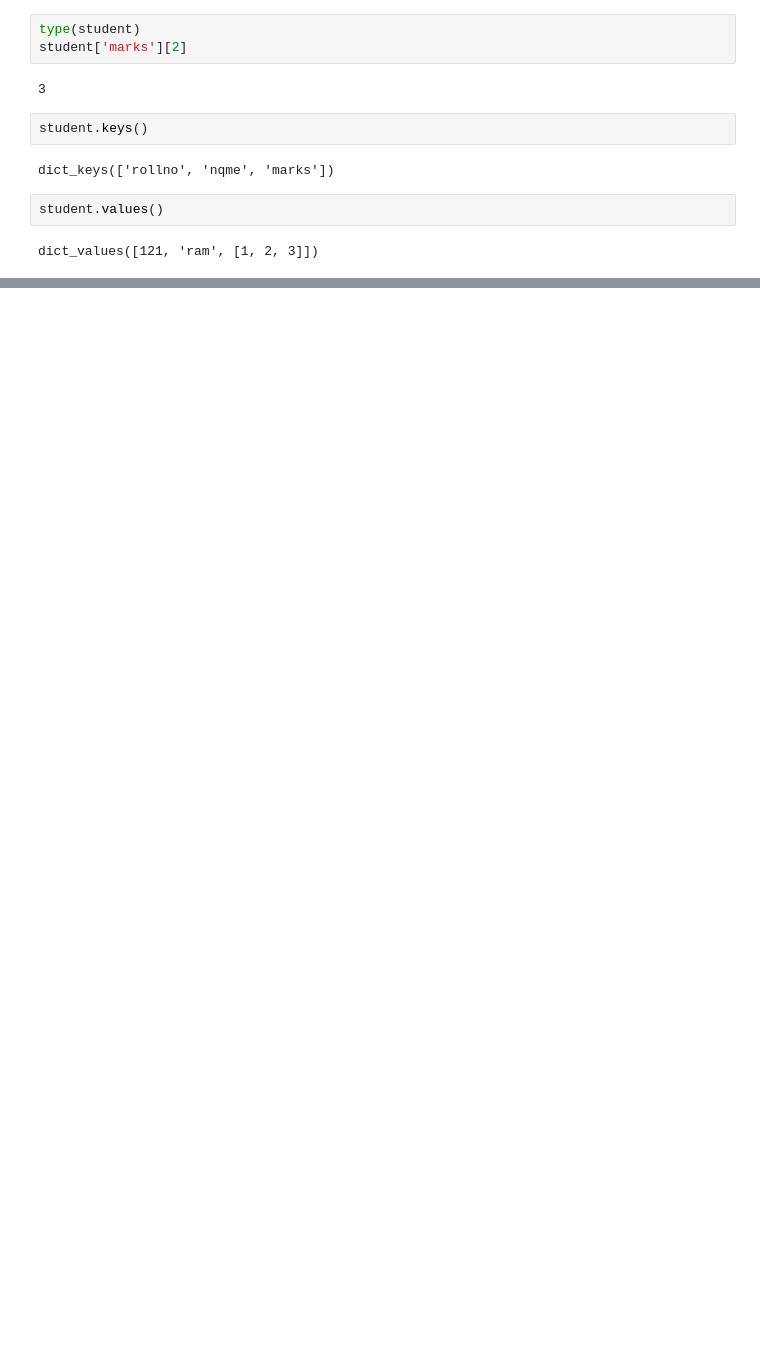
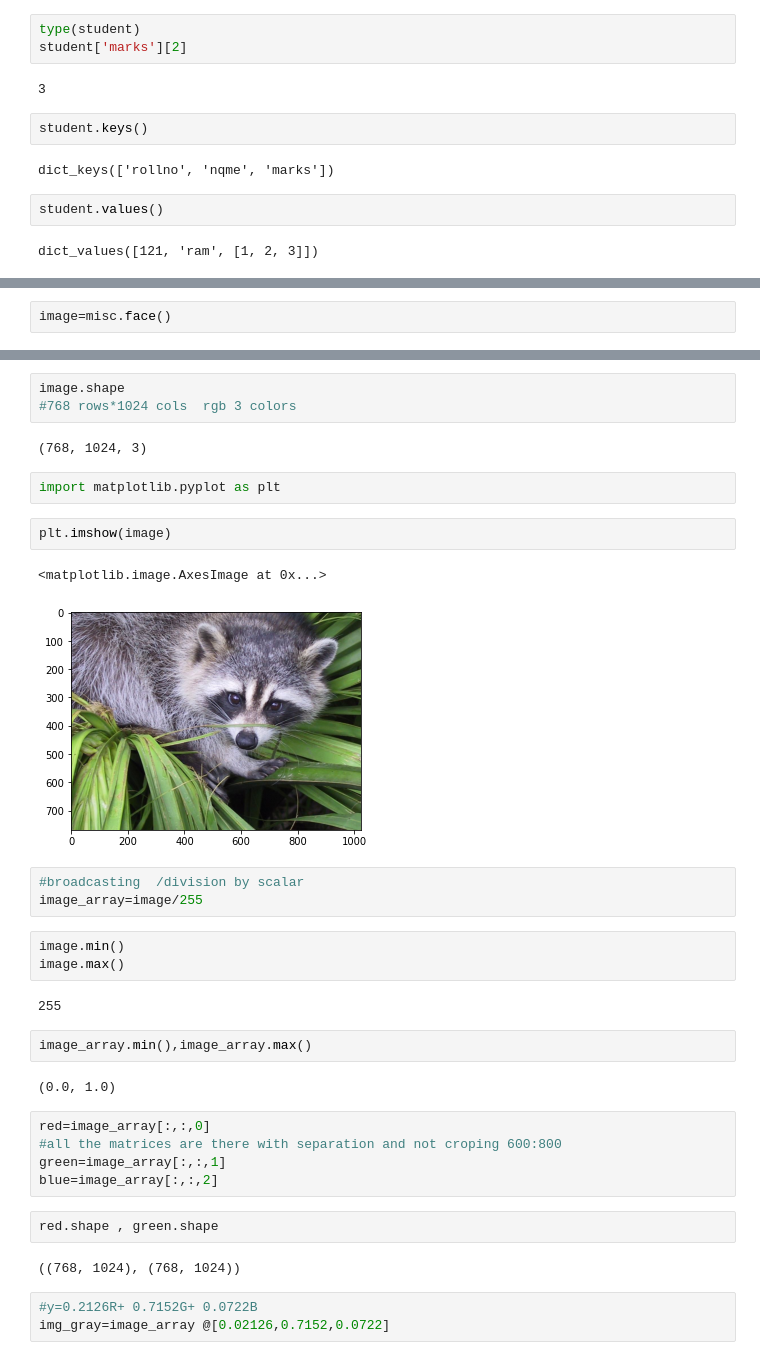
Before and after one commit to ENG19CS0334-TEJAAL-M/Python-programming, a Jupyter notebook: VODAFONE_LAB.ipynb, the cells around one changed output, grey strips where cells are left out. Drawn from its saved outputs; the diff is of its cells as text; blank space fills up the shorter version.

```diff
--- a/VODAFONE_LAB.ipynb
+++ b/VODAFONE_LAB.ipynb
@@ -236,0 +495,2 @@ dict_values([121, 'ram', [1, 2, 3]])
+# %%
+image=misc.face()
@@ -236,0 +522,36 @@ dict_values([121, 'ram', [1, 2, 3]])
+# %%
+image.shape
+#768 rows*1024 cols  rgb 3 colors
+# %% [output]
+(768, 1024, 3)
+# %%
+import matplotlib.pyplot as plt
+# %%
+plt.imshow(image)
+# %% [output]
+<matplotlib.image.AxesImage at 0x...>
+[figure, added]
+# %%
+#broadcasting  /division by scalar
+image_array=image/255
+# %%
+image.min()
+image.max()
+# %% [output]
+255
+# %%
+image_array.min(),image_array.max()
+# %% [output]
+(0.0, 1.0)
+# %%
+red=image_array[:,:,0]
+#all the matrices are there with separation and not croping 600:800
+green=image_array[:,:,1]
+blue=image_array[:,:,2]
+# %%
+red.shape , green.shape
+# %% [output]
+((768, 1024), (768, 1024))
+# %%
+#y=0.2126R+ 0.7152G+ 0.0722B
+img_gray=image_array @[0.02126,0.7152,0.0722]
```
Also changed, not shown: parts of 77 cells of this notebook.
